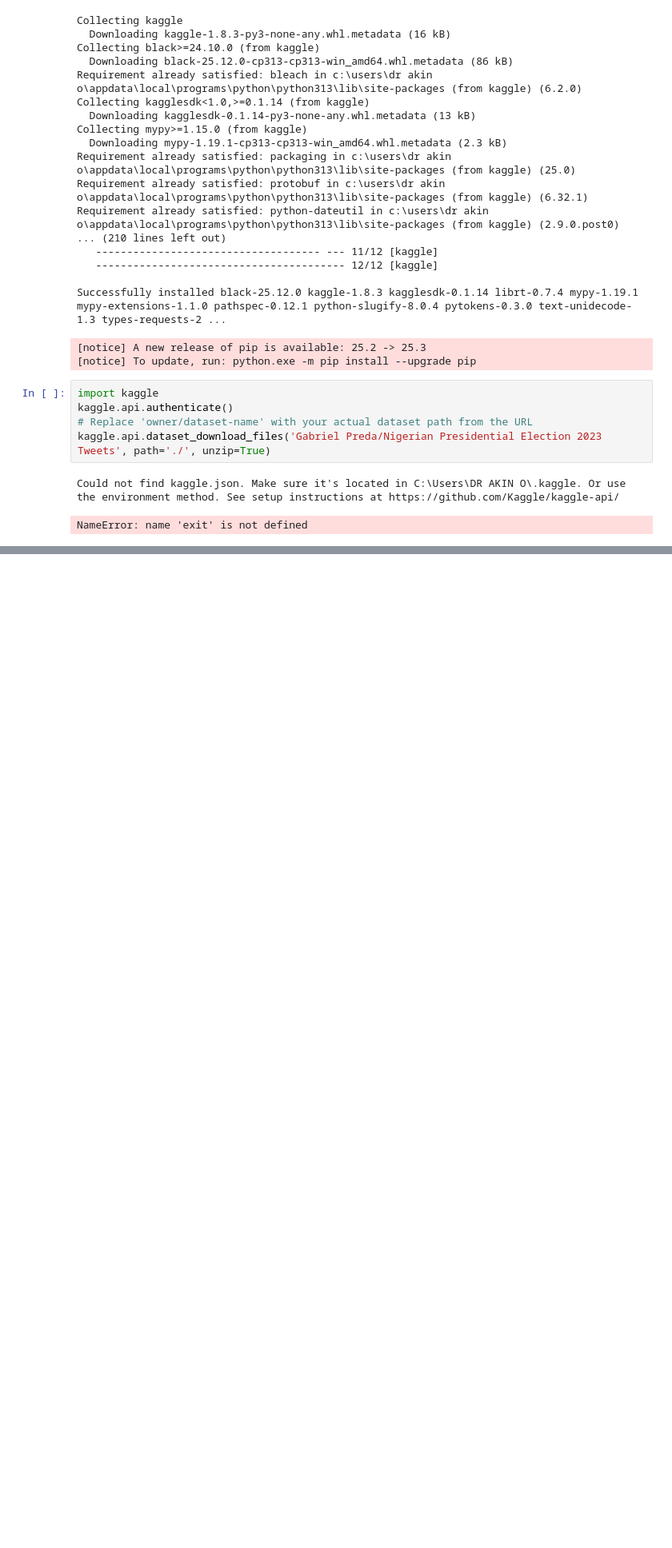
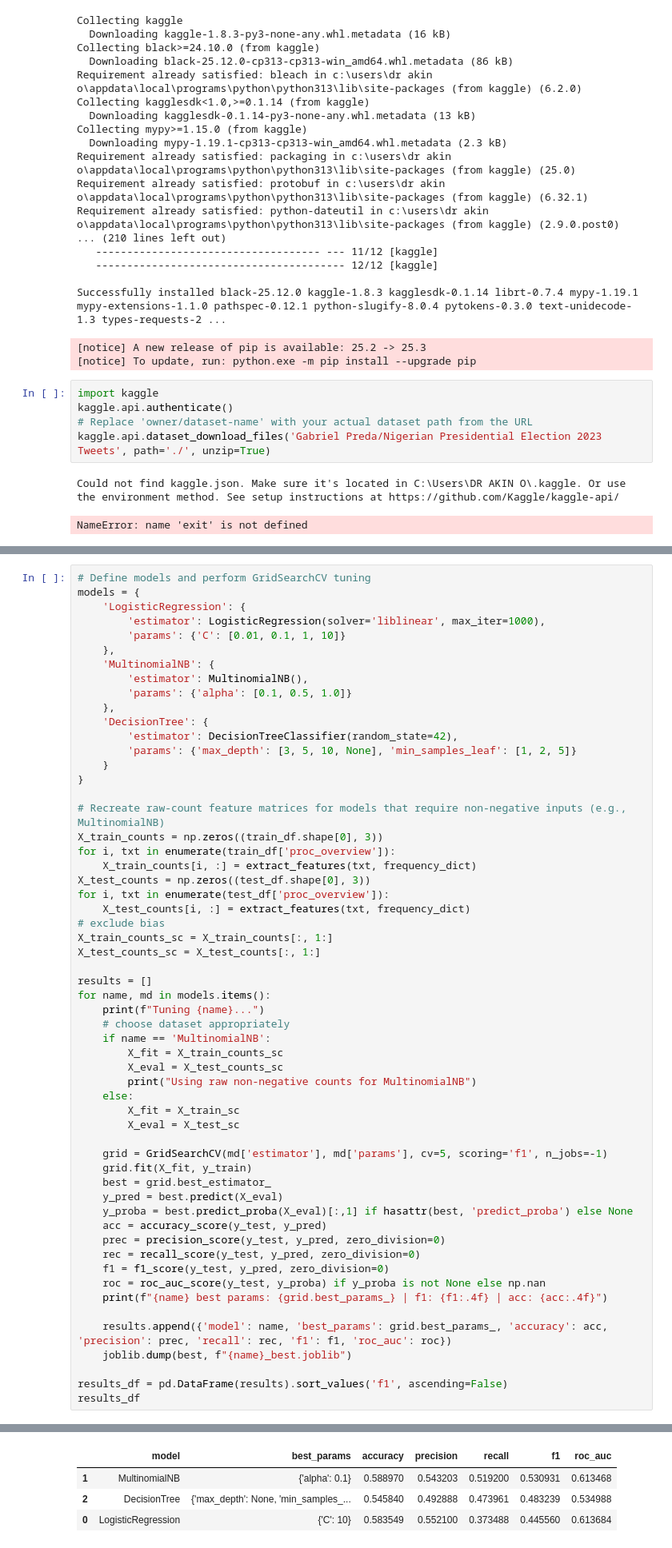
Before and after one commit to Iyanuloluwa-triumph/Sentiment_analyis, a Jupyter notebook: Sentiment Analysis/dataset_analysis.ipynb, the cells around one changed output, grey strips where cells are left out. Shown at 80% size. Saved outputs shown, nothing was run; the diff lists cells and outputs as text; blank space fills up the shorter version.

```diff
--- a/Sentiment Analysis/dataset_analysis.ipynb
+++ b/Sentiment Analysis/dataset_analysis.ipynb
@@ -30,0 +144,58 @@ NameError: name 'exit' is not defined
+# %%
+# Define models and perform GridSearchCV tuning
+models = {
+    'LogisticRegression': {
+        'estimator': LogisticRegression(solver='liblinear', max_iter=1000),
+        'params': {'C': [0.01, 0.1, 1, 10]}
+    },
+    'MultinomialNB': {
+        'estimator': MultinomialNB(),
+        'params': {'alpha': [0.1, 0.5, 1.0]}
+    },
+    'DecisionTree': {
+        'estimator': DecisionTreeClassifier(random_state=42),
+        'params': {'max_depth': [3, 5, 10, None], 'min_samples_leaf': [1, 2, 5]}
+    }
+}
+
+# Recreate raw-count feature matrices for models that require non-negative inputs (e.g., MultinomialNB)
+X_train_counts = np.zeros((train_df.shape[0], 3))
+for i, txt in enumerate(train_df['proc_overview']):
+    X_train_counts[i, :] = extract_features(txt, frequency_dict)
+X_test_counts = np.zeros((test_df.shape[0], 3))
+for i, txt in enumerate(test_df['proc_overview']):
+    X_test_counts[i, :] = extract_features(txt, frequency_dict)
+# exclude bias
+X_train_counts_sc = X_train_counts[:, 1:]
+X_test_counts_sc = X_test_counts[:, 1:]
+
+results = []
+for name, md in models.items():
+    print(f"Tuning {name}...")
+    # choose dataset appropriately
+    if name == 'MultinomialNB':
+        X_fit = X_train_counts_sc
+        X_eval = X_test_counts_sc
+        print("Using raw non-negative counts for MultinomialNB")
+    else:
+        X_fit = X_train_sc
+        X_eval = X_test_sc
+
+    grid = GridSearchCV(md['estimator'], md['params'], cv=5, scoring='f1', n_jobs=-1)
+    grid.fit(X_fit, y_train)
+    best = grid.best_estimator_
+    y_pred = best.predict(X_eval)
+    y_proba = best.predict_proba(X_eval)[:,1] if hasattr(best, 'predict_proba') else None
+    acc = accuracy_score(y_test, y_pred)
+    prec = precision_score(y_test, y_pred, zero_division=0)
+    rec = recall_score(y_test, y_pred, zero_division=0)
+    f1 = f1_score(y_test, y_pred, zero_division=0)
+    roc = roc_auc_score(y_test, y_proba) if y_proba is not None else np.nan
+    print(f"{name} best params: {grid.best_params_} | f1: {f1:.4f} | acc: {acc:.4f}")
+
+    results.append({'model': name, 'best_params': grid.best_params_, 'accuracy': acc, 'precision': prec, 'recall': rec, 'f1': f1, 'roc_auc': roc})
+    joblib.dump(best, f"{name}_best.joblib")
+
+results_df = pd.DataFrame(results).sort_values('f1', ascending=False)
+results_df
+# %% [output]
@@ -30,0 +209,4 @@ NameError: name 'exit' is not defined
+|  | model | best_params | accuracy | precision | recall | f1 | roc_auc |
+| 1 | MultinomialNB | {'alpha': 0.1} | 0.588970 | 0.543203 | 0.519200 | 0.530931 | 0.613468 |
+| 2 | DecisionTree | {'max_depth': None, 'min_samples_... | 0.545840 | 0.492888 | 0.473961 | 0.483239 | 0.534988 |
+| 0 | LogisticRegression | {'C': 10} | 0.583549 | 0.552100 | 0.373488 | 0.445560 | 0.613684 |
```
Also changed, not shown: parts of 7 cells of this notebook, 7 other files.
